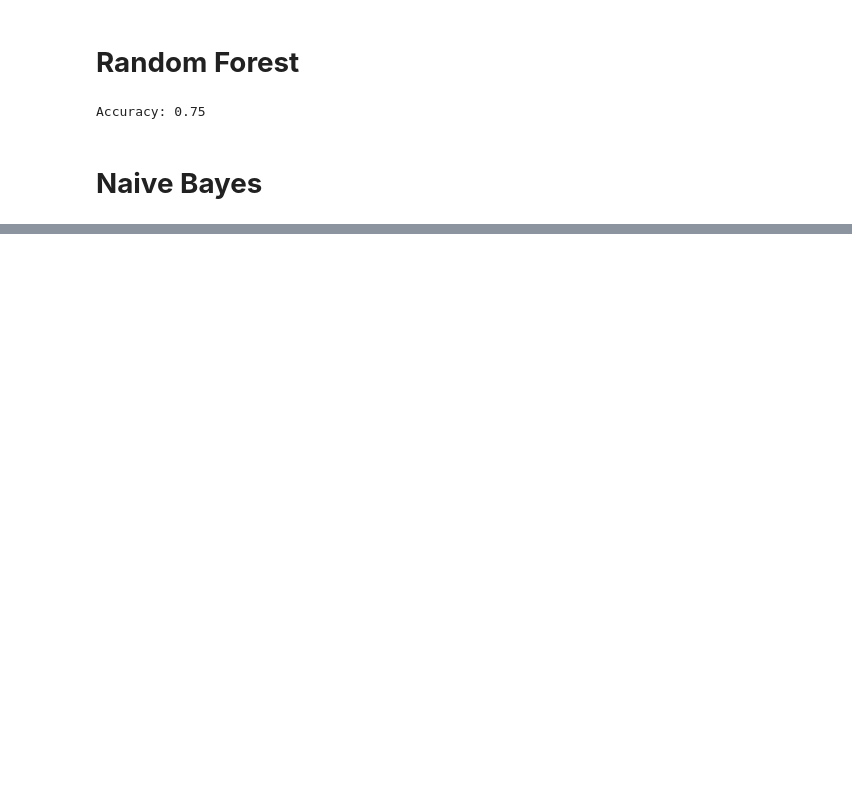
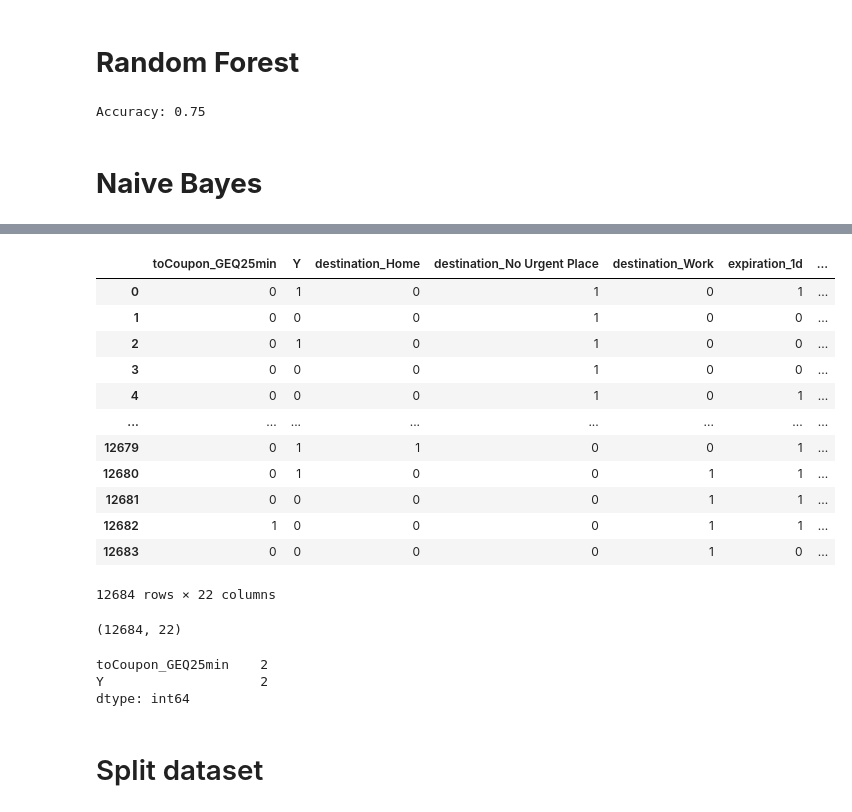
Before and after one commit to Maagnitude/coupon-recommend-models, a Jupyter notebook: coupon_recommend_models.ipynb, the cells around one changed output, grey strips where cells are left out. Cells and saved outputs as stored; diff of their text form; code cells hidden in the pictures; blank space fills up the shorter version.

```diff
--- a/coupon_recommend_models.ipynb
+++ b/coupon_recommend_models.ipynb
@@ -50,6 +50,8 @@ We have a **12684 x 26** table. 12684 entries, 26 attributes.
 df.shape
 # %% [output]
 (12684, 26)
+# %%
+sec_df = df.copy()
 # %% [markdown]
 With the use of **df.info()**, we can see that there are some missing. Car has only 108 non-null values, out of 12684. So we will drop this attribute for sure.We can also see clearly the attributes with null values, using **df.isnull().sum()**.
 # %%
@@ -676,0 +715,21 @@ array([[1265,  389],
+# %%
+sec_df = sec_df.drop("car", axis='columns')
+sec_df = sec_df.drop("coupon", axis='columns')
+sec_df = sec_df.drop("passanger", axis='columns')
+sec_df = sec_df.drop("weather", axis='columns')
+sec_df = sec_df.drop("temperature", axis='columns')
+sec_df = sec_df.drop("time", axis='columns')
+sec_df = sec_df.drop("gender", axis='columns')
+sec_df = sec_df.drop("age", axis='columns')
+sec_df = sec_df.drop("maritalStatus", axis='columns')
+sec_df = sec_df.drop("has_children", axis='columns')
+sec_df = sec_df.drop("occupation", axis='columns')
+sec_df = sec_df.drop("Bar", axis='columns')
+sec_df = sec_df.drop("CoffeeHouse", axis='columns')
+sec_df = sec_df.drop("RestaurantLessThan20", axis='columns')
+sec_df = sec_df.drop("Restaurant20To50", axis='columns')
+sec_df = sec_df.drop("CarryAway", axis='columns')
+sec_df = sec_df.drop("toCoupon_GEQ5min", axis='columns')
+sec_df = sec_df.drop("toCoupon_GEQ15min", axis='columns')
+sec_df = sec_df.drop("direction_same", axis='columns')
+sec_df = sec_df.drop("direction_opp", axis='columns')
@@ -676,0 +782,3 @@ array([[1265,  389],
+# %%
+secdf_categorical=sec_df.select_dtypes(exclude='number')
+secdf_categorical
@@ -676,0 +799,31 @@ array([[1265,  389],
+# %%
+for value in secdf_categorical:
+  sec_df= pd.get_dummies(sec_df,columns=[value])
+# %%
+sec_df
+# %% [output]
+|  | toCoupon_GEQ25min | Y | destination_Home | destination_No Urgent Place | destination_Work | expiration_1d | ... |
+| 0 | 0 | 1 | 0 | 1 | 0 | 1 | ... |
+| 1 | 0 | 0 | 0 | 1 | 0 | 0 | ... |
+| 2 | 0 | 1 | 0 | 1 | 0 | 0 | ... |
+| 3 | 0 | 0 | 0 | 1 | 0 | 0 | ... |
+| 4 | 0 | 0 | 0 | 1 | 0 | 1 | ... |
+| ... | ... | ... | ... | ... | ... | ... | ... |
+| 12679 | 0 | 1 | 1 | 0 | 0 | 1 | ... |
+| 12680 | 0 | 1 | 0 | 0 | 1 | 1 | ... |
+| 12681 | 0 | 0 | 0 | 0 | 1 | 1 | ... |
+| 12682 | 1 | 0 | 0 | 0 | 1 | 1 | ... |
+| 12683 | 0 | 0 | 0 | 0 | 1 | 0 | ... |
+12684 rows × 22 columns
+# %%
+sec_df.shape
+# %% [output]
+(12684, 22)
+# %%
+sec_df.select_dtypes('int64').nunique()
+# %% [output]
+toCoupon_GEQ25min    2
+Y                    2
+dtype: int64
+# %% [markdown]
+# Split dataset
```
Also changed, not shown: parts of 29 cells of this notebook.
